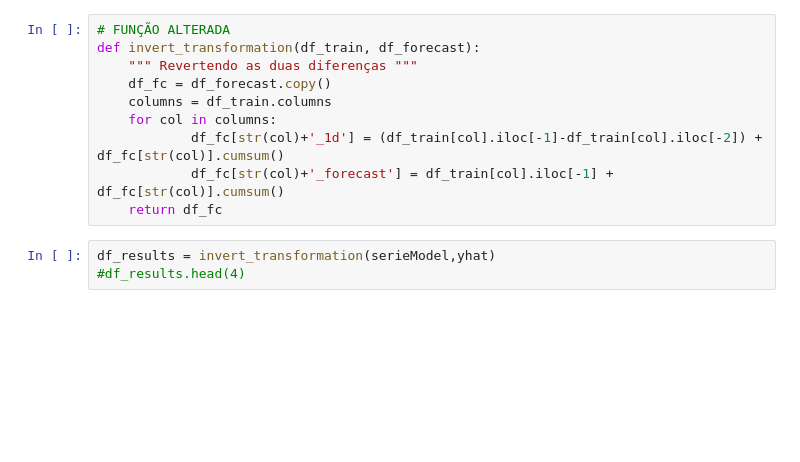
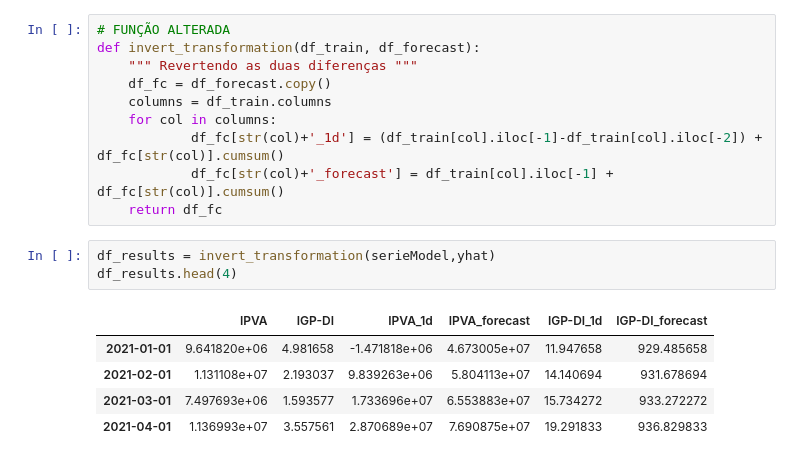
Before and after one commit to nicolycosta/Correlacao-e-regressao, a Jupyter notebook: VARMA.ipynb, the cells around one changed output. Drawn from its saved outputs; the diff is of its cells as text; blank space fills up the shorter version.

```diff
--- a/VARMA.ipynb
+++ b/VARMA.ipynb
@@ -306,4 +305,10 @@ def invert_transformation(df_train, df_forecast):
     return df_fc
 # %%
 df_results = invert_transformation(serieModel,yhat)
-#df_results.head(4)
+df_results.head(4)
+# %% [output]
+|  | IPVA | IGP-DI | IPVA_1d | IPVA_forecast | IGP-DI_1d | IGP-DI_forecast |
+| 2021-01-01 | 9.641820e+06 | 4.981658 | -1.471818e+06 | 4.673005e+07 | 11.947658 | 929.485658 |
+| 2021-02-01 | 1.131108e+07 | 2.193037 | 9.839263e+06 | 5.804113e+07 | 14.140694 | 931.678694 |
+| 2021-03-01 | 7.497693e+06 | 1.593577 | 1.733696e+07 | 6.553883e+07 | 15.734272 | 933.272272 |
+| 2021-04-01 | 1.136993e+07 | 3.557561 | 2.870689e+07 | 7.690875e+07 | 19.291833 | 936.829833 |
```
Also changed, not shown: parts of 5 cells of this notebook.
